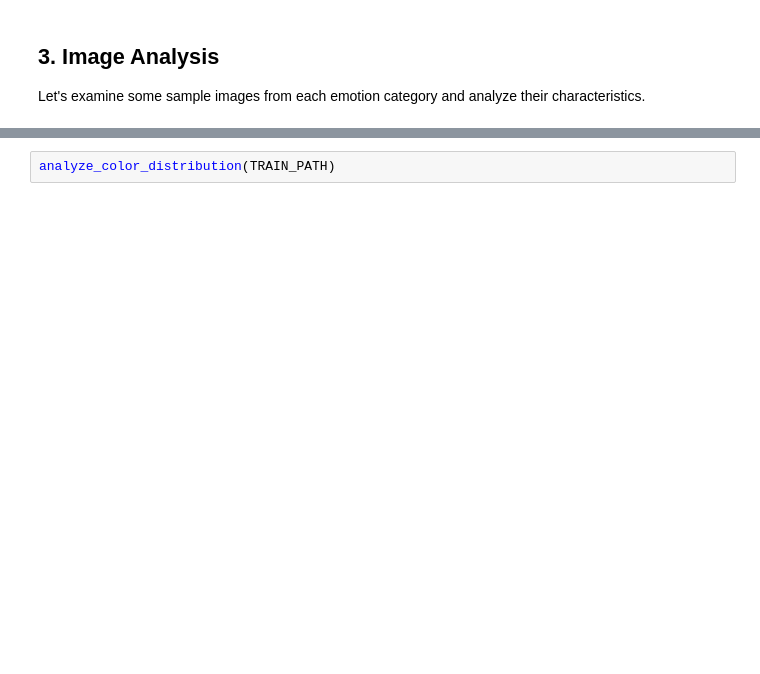
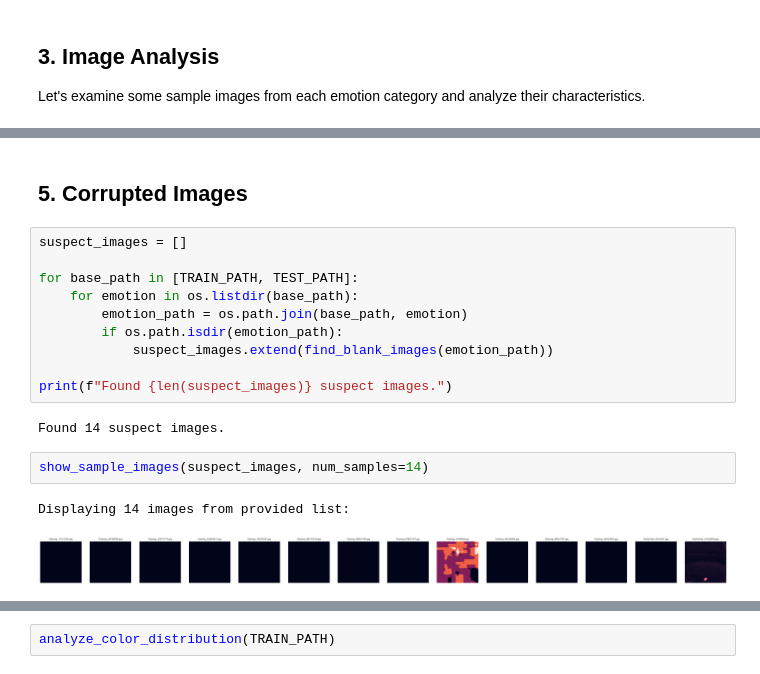
Before and after one commit to margavera/Facial-Expressions-Image-Classification, a Jupyter notebook: notebooks/EDA_Facial_Expressions.ipynb, the cells around one changed output, grey strips where cells are left out. Cells and saved outputs as stored; diff of their text form; blank space fills up the shorter version.

```diff
--- a/notebooks/EDA_Facial_Expressions.ipynb
+++ b/notebooks/EDA_Facial_Expressions.ipynb
@@ -59,0 +147,19 @@ show_sample_images(TRAIN_PATH)
+# %% [markdown]
+## 5. Corrupted Images
+# %%
+suspect_images = []
+
+for base_path in [TRAIN_PATH, TEST_PATH]:
+    for emotion in os.listdir(base_path):
+        emotion_path = os.path.join(base_path, emotion)
+        if os.path.isdir(emotion_path):
+            suspect_images.extend(find_blank_images(emotion_path))
+
+print(f"Found {len(suspect_images)} suspect images.")
+# %% [output]
+Found 14 suspect images.
+# %%
+show_sample_images(suspect_images, num_samples=14)
+# %% [output]
+Displaying 14 images from provided list:
+[figure, added]
```
Also changed, not shown: parts of 15 cells of this notebook, 1 other file.
